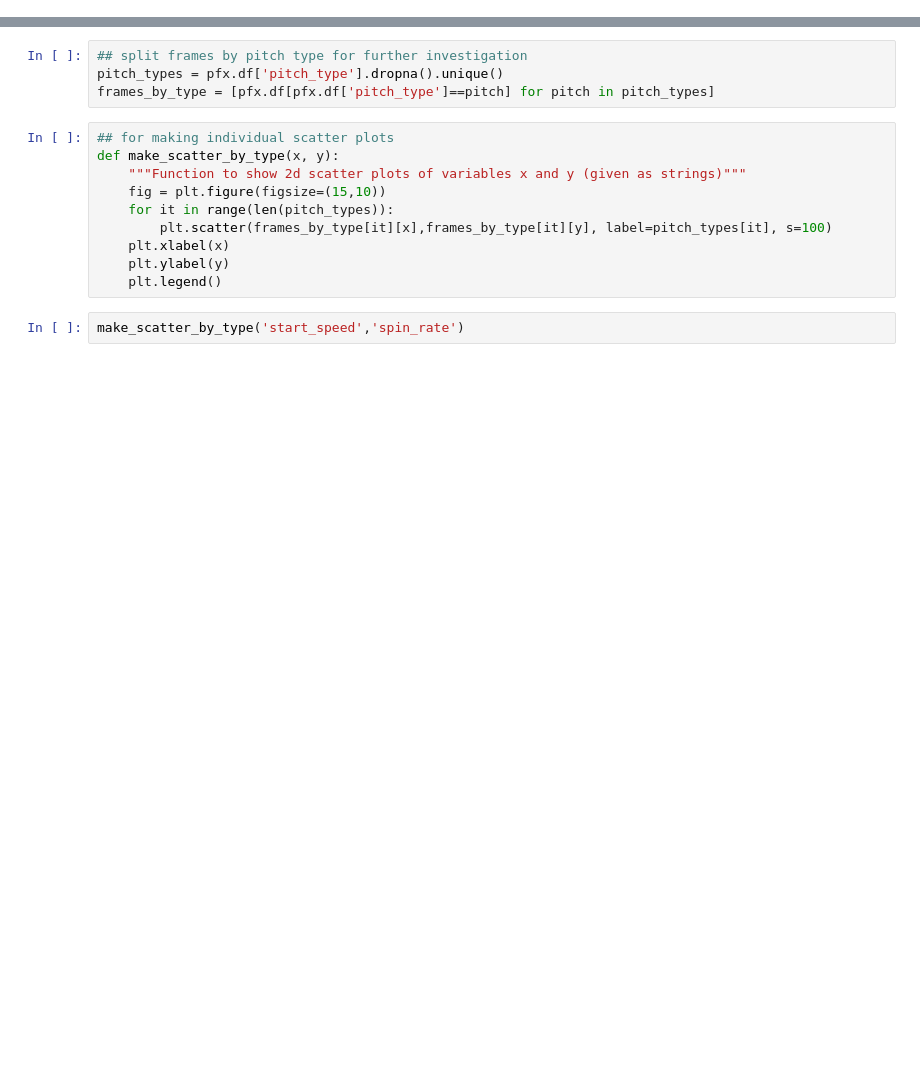
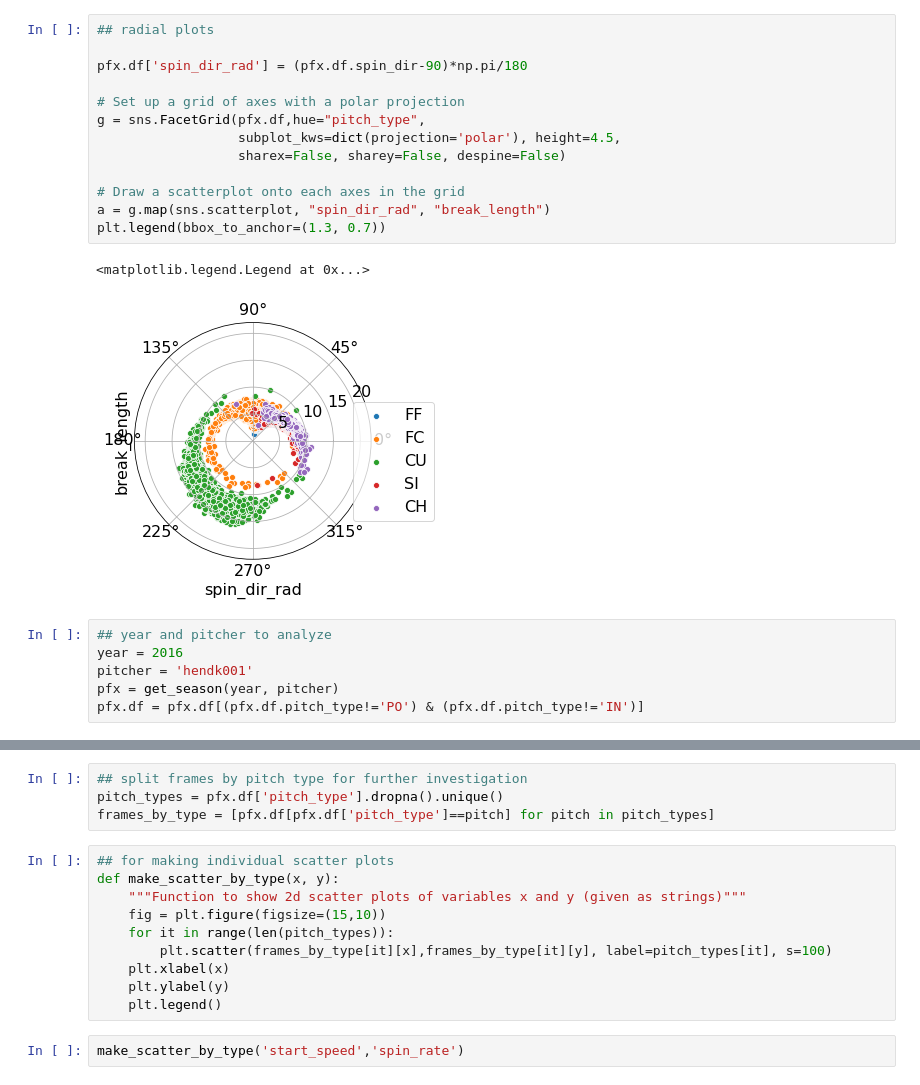
Before and after one commit to tmulholland/baseball, a Jupyter notebook: example_notebook.ipynb, the cells around one changed output, grey strips where cells are left out. Saved outputs shown, nothing was run; the diff lists cells and outputs as text; blank space fills up the shorter version.

```diff
--- a/example_notebook.ipynb
+++ b/example_notebook.ipynb
@@ -23,3 +107,25 @@ pfx.filter_by_pitchers(pitcher)
+# %%
+## radial plots
+
+pfx.df['spin_dir_rad'] = (pfx.df.spin_dir-90)*np.pi/180
+
+# Set up a grid of axes with a polar projection
+g = sns.FacetGrid(pfx.df,hue="pitch_type",
+                  subplot_kws=dict(projection='polar'), height=4.5,
+                  sharex=False, sharey=False, despine=False)
+
+# Draw a scatterplot onto each axes in the grid
+a = g.map(sns.scatterplot, "spin_dir_rad", "break_length")
+plt.legend(bbox_to_anchor=(1.3, 0.7))
+# %% [output]
+<matplotlib.legend.Legend at 0x...>
+[figure, added]
+# %%
+## year and pitcher to analyze
+year = 2016
+pitcher = 'hendk001'
+pfx = get_season(year, pitcher)
+pfx.df = pfx.df[(pfx.df.pitch_type!='PO') & (pfx.df.pitch_type!='IN')]
 # %%
 ## have a look at relationships between continuous variables
 ## by pitch type
```
Also changed, not shown: parts of 10 cells of this notebook, 4 other files.
